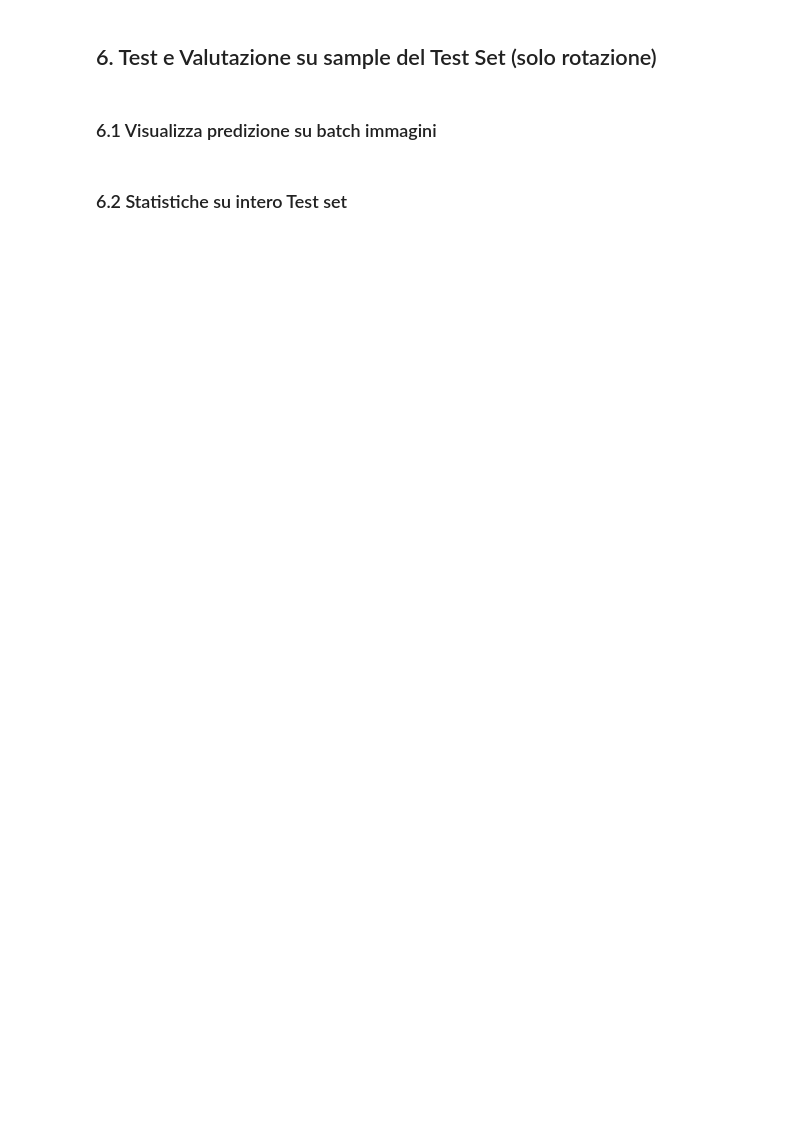
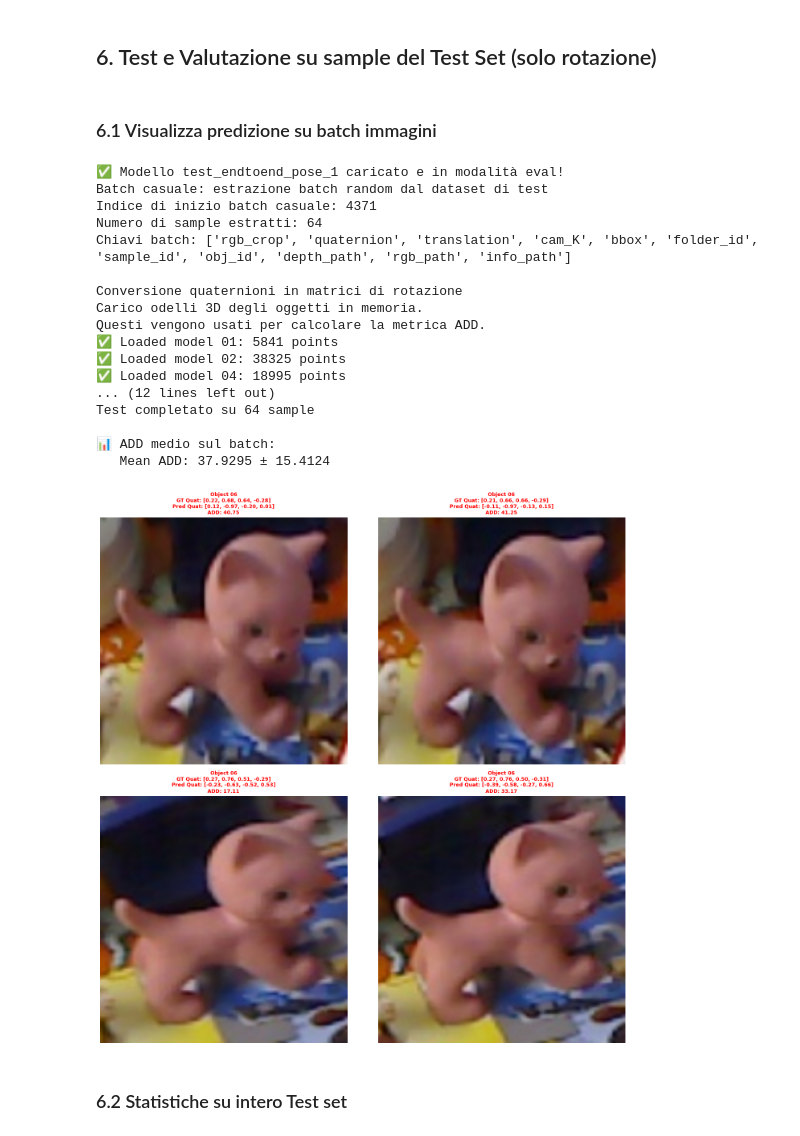
Before and after one commit to ghMellow/polito-aml-6D-pose-estimation, a Jupyter notebook: notebooks/finetuning_ResNet50_endtoend.ipynb, the cells around one changed output. Cells and saved outputs as stored; diff of their text form; code cells hidden in the pictures; blank space fills up the shorter version.

```diff
--- a/notebooks/finetuning_ResNet50_endtoend.ipynb
+++ b/notebooks/finetuning_ResNet50_endtoend.ipynb
@@ -148,7 +183,7 @@ try:
     print(f"✅ Modello {NAME} caricato e in modalità eval!")
 except Exception as e:
     print(f"⚠️  Modello non trovato o già caricato. Errore: {e}")
-    raise SystemExit("Stop right there!")
+    raise SystemExit("Modello non trovato")
 
 # Estrai un batch casuale direttamente dal dataset di test
 print("Batch casuale: estrazione batch random dal dataset di test")
@@ -169,33 +204,52 @@ for k in samples[0]:
 print(f"Chiavi batch: {list(batch.keys())}")
 test_batch = batch
 
 images = test_batch['rgb_crop'].to(Config.DEVICE)
 gt_quaternions = test_batch['quaternion'].to(Config.DEVICE)
 gt_translations = test_batch['translation'].to(Config.DEVICE) if 'translation' in test_batch else None
 obj_ids = test_batch['obj_id']
 
 with torch.no_grad():
     pred_quaternions, pred_translations = model(images)
 
 # Conversione quaternioni in matrici di rotazione
 print("\nConversione quaternioni in matrici di rotazione")
 pred_R = quaternion_to_rotation_matrix_batch(pred_quaternions)
 gt_R = quaternion_to_rotation_matrix_batch(gt_quaternions)
 
 # Calcola la metrica ADD full pose (usa utils.metrics)
 models_dict = load_all_models()
 models_info = load_models_info(Config.LINEMOD_ROOT / "models" / "models_info.yml")
 
 print("\nCalcolo metrica ADD full pose")
 results = compute_add_batch_full_pose(pred_R, pred_translations.cpu().numpy(), gt_R, gt_translations.cpu().numpy(), obj_ids.cpu().numpy() if hasattr(obj_ids, 'cpu') else obj_ids, models_dict, models_info)
 
 rot_trans_errors = results.get('add_values', None)
 print(f"Test completato su {len(images)} sample")
 print(f"\n📊 ADD medio sul batch:")
 print(f"   Mean ADD: {np.mean(rot_trans_errors):.4f} ± {np.std(rot_trans_errors):.4f}")
 
 # Visualizza 4 sample con errore di rotazione+traslazione
 show_pose_samples_with_add(images, gt_quaternions, pred_quaternions, obj_ids, rot_trans_errors)
+# %% [output]
+✅ Modello test_endtoend_pose_1 caricato e in modalità eval!
+Batch casuale: estrazione batch random dal dataset di test
+Indice di inizio batch casuale: 4371
+Numero di sample estratti: 64
+Chiavi batch: ['rgb_crop', 'quaternion', 'translation', 'cam_K', 'bbox', 'folder_id', 'sample_id', 'obj_id', 'depth_path', 'rgb_path', 'info_path']
+
+Conversione quaternioni in matrici di rotazione
+Carico odelli 3D degli oggetti in memoria.
+Questi vengono usati per calcolare la metrica ADD.
+✅ Loaded model 01: 5841 points
+✅ Loaded model 02: 38325 points
+✅ Loaded model 04: 18995 points
+... (12 lines left out)
+Test completato su 64 sample
+
+📊 ADD medio sul batch:
+   Mean ADD: 37.9295 ± 15.4124
+[figure, added]
 # %% [markdown]
 ### 6.2 Statistiche su intero Test set
 # %%
```
Also changed, not shown: parts of 10 cells of this notebook, 1 other file.
